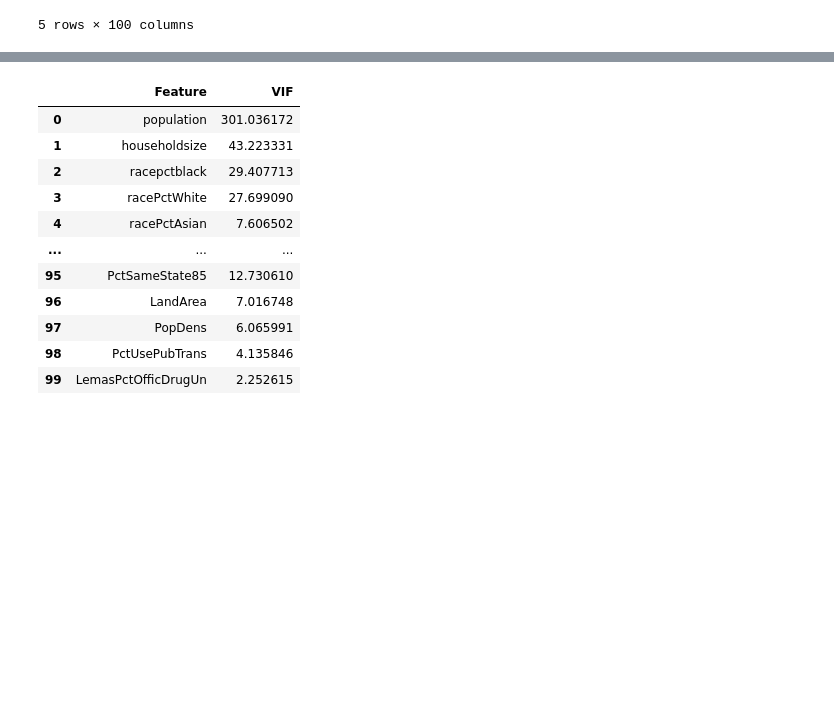
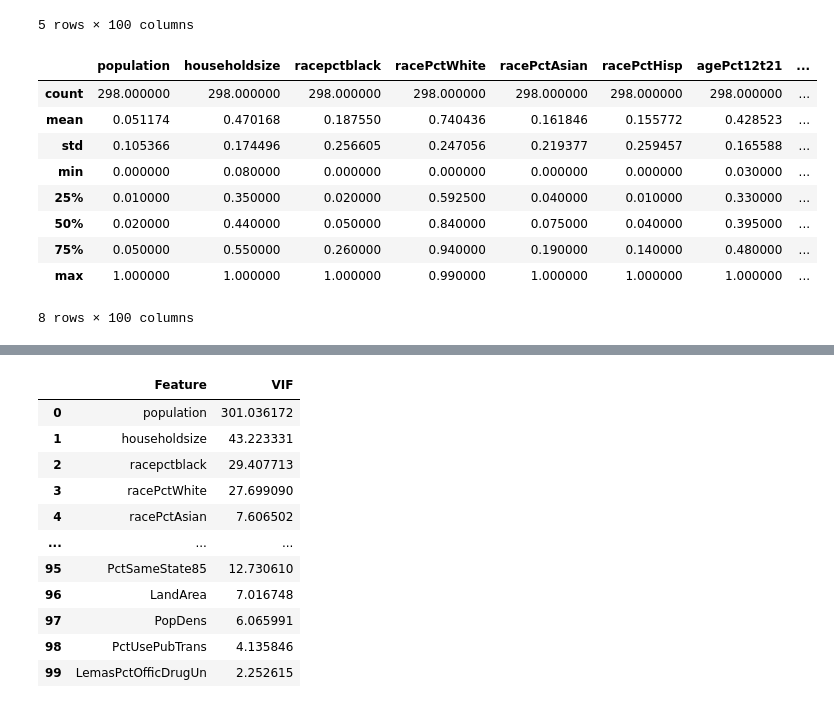
Before and after one commit to SegusFaultise/CAB420-Assessment-1A, a Jupyter notebook: CAB420_A1A_Q1_Template.ipynb, the cells around one changed output, grey strips where cells are left out. Cells and saved outputs as stored; diff of their text form; code cells hidden in the pictures; blank space fills up the shorter version.

```diff
--- a/CAB420_A1A_Q1_Template.ipynb
+++ b/CAB420_A1A_Q1_Template.ipynb
@@ -38,3 +38,16 @@ X_train.head()
 | 3 | 0.01 | 0.36 | 0.00 | 0.98 | 0.02 | 0.00 | 0.42 | ... |
 | 4 | 0.01 | 0.68 | 0.01 | 0.98 | 0.04 | 0.01 | 0.71 | ... |
 5 rows × 100 columns
+# %%
+X_train.describe()
+# %% [output]
+|  | population | householdsize | racepctblack | racePctWhite | racePctAsian | racePctHisp | agePct12t21 | ... |
+| count | 298.000000 | 298.000000 | 298.000000 | 298.000000 | 298.000000 | 298.000000 | 298.000000 | ... |
+| mean | 0.051174 | 0.470168 | 0.187550 | 0.740436 | 0.161846 | 0.155772 | 0.428523 | ... |
+| std | 0.105366 | 0.174496 | 0.256605 | 0.247056 | 0.219377 | 0.259457 | 0.165588 | ... |
+| min | 0.000000 | 0.080000 | 0.000000 | 0.000000 | 0.000000 | 0.000000 | 0.030000 | ... |
+| 25% | 0.010000 | 0.350000 | 0.020000 | 0.592500 | 0.040000 | 0.010000 | 0.330000 | ... |
+| 50% | 0.020000 | 0.440000 | 0.050000 | 0.840000 | 0.075000 | 0.040000 | 0.395000 | ... |
+| 75% | 0.050000 | 0.550000 | 0.260000 | 0.940000 | 0.190000 | 0.140000 | 0.480000 | ... |
+| max | 1.000000 | 1.000000 | 1.000000 | 0.990000 | 1.000000 | 1.000000 | 1.000000 | ... |
+8 rows × 100 columns
```
Also changed, not shown: parts of 4 cells of this notebook, 3 other files.
